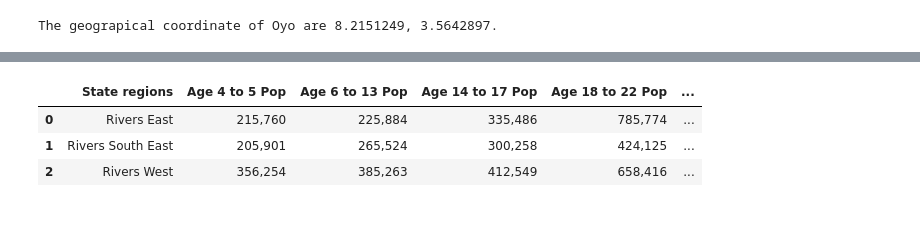
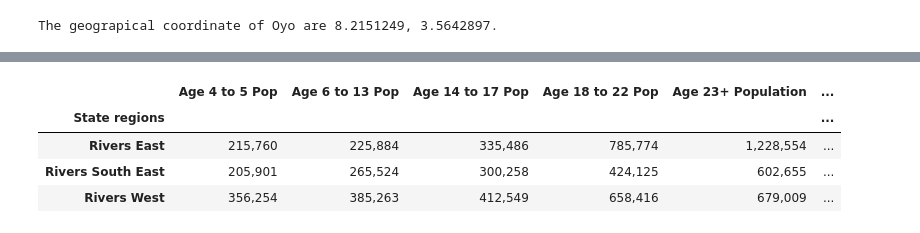
Before and after one commit to Susy4lifey/Coursera_Capstone, a Jupyter notebook: Final Project- The Battle of Neighborhoods.ipynb, the cells around one changed output, grey strips where cells are left out. Drawn from its saved outputs; the diff is of its cells as text; code cells hidden in the pictures.

```diff
--- a/Final Project- The Battle of Neighborhoods.ipynb
+++ b/Final Project- The Battle of Neighborhoods.ipynb
@@ -84,18 +90,20 @@ map_oyo
 # %% [output]
 [interactive output not drawn]
 # %%
-
+#import data collected on Rivers state & display head
 body = client_0740f7efd22a430492a3e771a8a1eb58.get_object(Bucket='datasciencecapstoneproject-donotdelete-pr-g55q1nipscrlu7',Key='Capstone project- Rivers data.csv')['Body']
 # add missing __iter__ method, so pandas accepts body as file-like object
 if not hasattr(body, "__iter__"): body.__iter__ = types.MethodType( __iter__, body )
 
 df_riversdata = pd.read_csv(body)
+df_riversdata = df_riversdata.set_index('State regions')
 df_riversdata.head()
 # %% [output]
-|  | State regions | Age 4 to 5 Pop | Age 6 to 13 Pop | Age 14 to 17 Pop | Age 18 to 22 Pop | ... |
-| 0 | Rivers East | 215,760 | 225,884 | 335,486 | 785,774 | ... |
-| 1 | Rivers South East | 205,901 | 265,524 | 300,258 | 424,125 | ... |
-| 2 | Rivers West | 356,254 | 385,263 | 412,549 | 658,416 | ... |
+|  | Age 4 to 5 Pop | Age 6 to 13 Pop | Age 14 to 17 Pop | Age 18 to 22 Pop | Age 23+ Population | ... |
+| State regions |  |  |  |  |  | ... |
+| Rivers East | 215,760 | 225,884 | 335,486 | 785,774 | 1,228,554 | ... |
+| Rivers South East | 205,901 | 265,524 | 300,258 | 424,125 | 602,655 | ... |
+| Rivers West | 356,254 | 385,263 | 412,549 | 658,416 | 679,009 | ... |
 # %%
 #get the latitude and longitude values of
 
```
Also changed, not shown: parts of 32 cells of this notebook.
